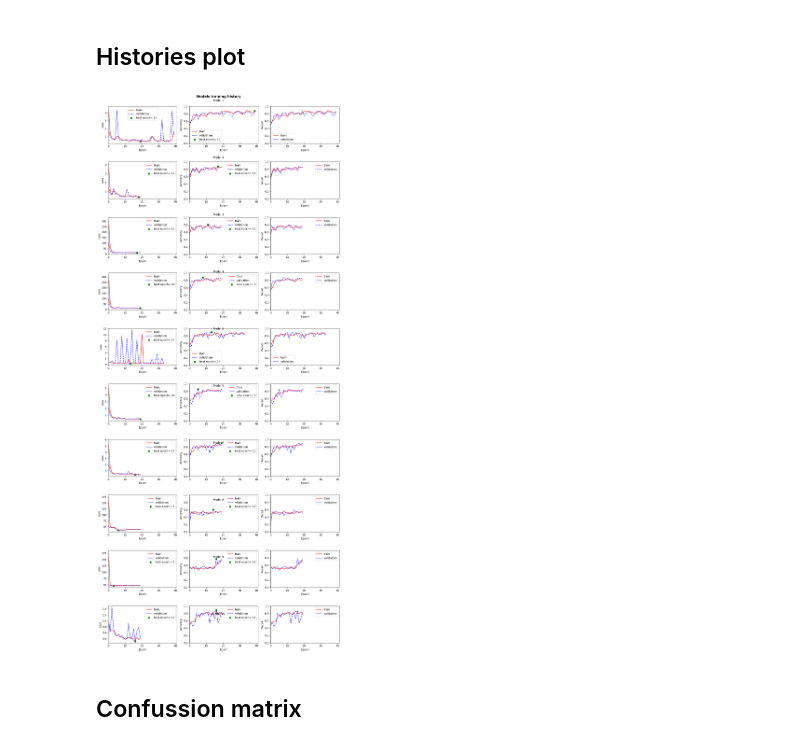
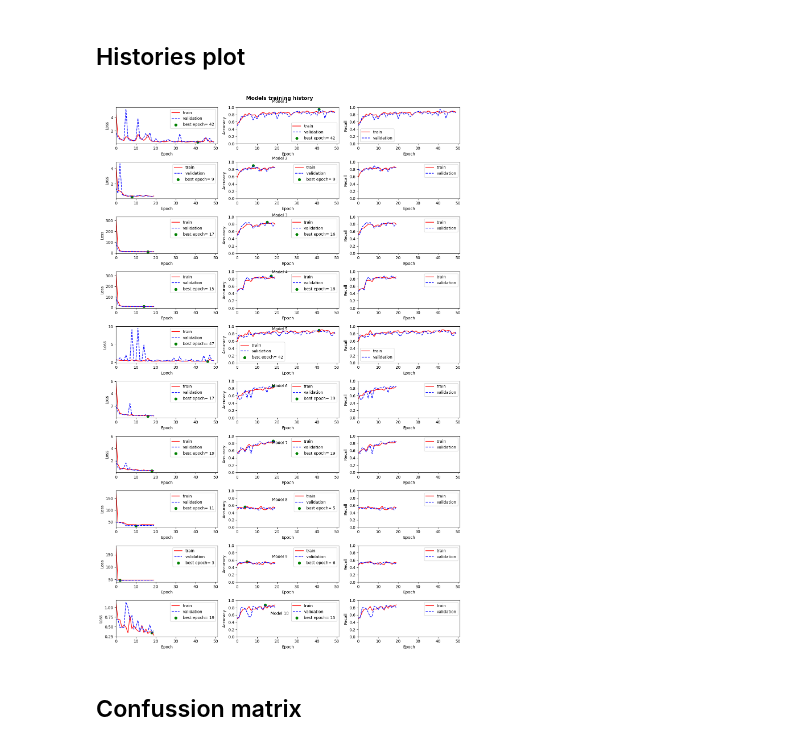
Before and after one commit to melissaortegaa/monografia, a Jupyter notebook: 02_baseline.ipynb, the cells around one changed output. Saved outputs shown, nothing was run; the diff lists cells and outputs as text; code cells hidden in the pictures.

```diff
--- a/02_baseline.ipynb
+++ b/02_baseline.ipynb
@@ -582,7 +581,7 @@ histories = [result[1] for result in results]
 titles = [result[0] for result in results]
 
 # Figures
-fig, axes = plt.subplots(len(histories),3, figsize= (13,30))
+fig, axes = plt.subplots(len(histories),3, figsize= (13,20))
 
 # Get x-axis lenght
 max_epoch = max([max(history.epoch) for history in histories])
@@ -602,9 +601,9 @@ for i, history in enumerate(histories):
         val_max = hist['val_accuracy'].max()
         index_acc = hist['epoch'][val_max_index]
 
-        val_recall_max_index = hist['val_recall'].idxmax()
-        val_recall_max = hist['val_recall'].max()
-        index_recall = hist['epoch'][val_recall_max_index]
+        #val_recall_max_index = hist['val_recall'].idxmax()
+        #val_recall_max = hist['val_recall'].max()
+        #index_recall = hist['epoch'][val_recall_max_index]
 
         loss_label = f'best epoch= {str(index_loss + 1)}'
         acc_label = f'best epoch= {str(index_acc + 1)}'
@@ -619,34 +618,34 @@ for i, history in enumerate(histories):
         axes[i,1].plot(hist['epoch'], hist['accuracy'], label= 'train',  ls ='-', color = 'red')
         axes[i,1].plot(hist['epoch'], hist['val_accuracy'], label = 'validation', ls = '--', color = 'blue')
         axes[i,1].scatter(index_acc, val_max, s=40, c='green', label=acc_label)
         axes[i,1].set_yticks([0, 0.2, 0.4, 0.6, 0.8, 1.0])
         axes[i,1].set_ylabel('Accuracy')
 
         # Plot recall
         val_recall_columns = [col for col in hist.columns if 'recall' in col]
         if val_recall_columns:
             axes[i,2].plot(hist['epoch'], hist[val_recall_columns[0]], label= 'train',  ls ='-', color = 'red')
             axes[i,2].plot(hist['epoch'], hist[val_recall_columns[1]], label= 'validation', ls = '--', color = 'blue')
             axes[i,2].set_yticks([0, 0.2, 0.4, 0.6, 0.8, 1.0])
             axes[i,2].set_ylabel('Recall')
         else:
             print(f"No se encontraron columnas de recall en la historia del modelo {titles[i]}")
 
         # Styling
         for j in range(3):
             axes[i,j].set_xlabel('Epoch')
             axes[i,j].legend()
             axes[i,j].set_xlim([0, max_epoch+2])
 
         plt.tight_layout()
         plt.figtext(0.5, ((i*-0.10) + 0.97), titles[i], va="center", ha="center", size=10)
 
 fig.suptitle("Models training history", fontsize = 13, weight='bold')
 plt.tight_layout()
 plt.subplots_adjust(top=0.96, hspace=0.5)
 plt.show();
 # %% [output]
-[figure, old version]
+[figure, new version]
 # %% [markdown]
 ## Confussion matrix
 # %%
```
Also changed, not shown: parts of 10 cells of this notebook.
